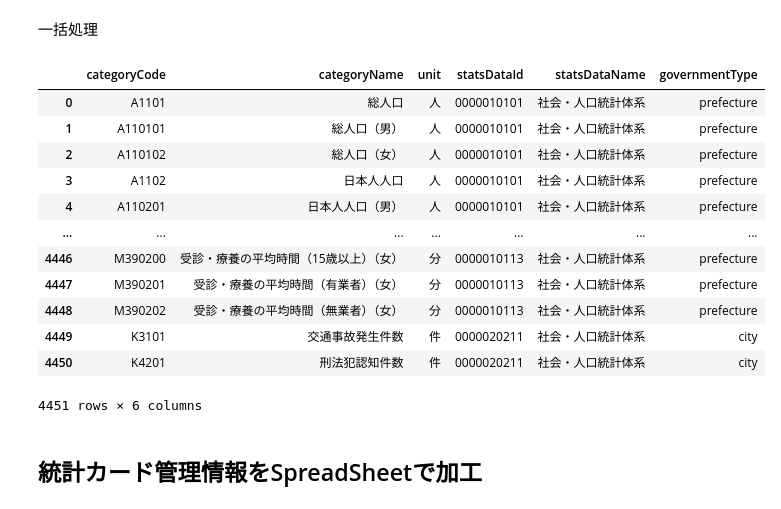
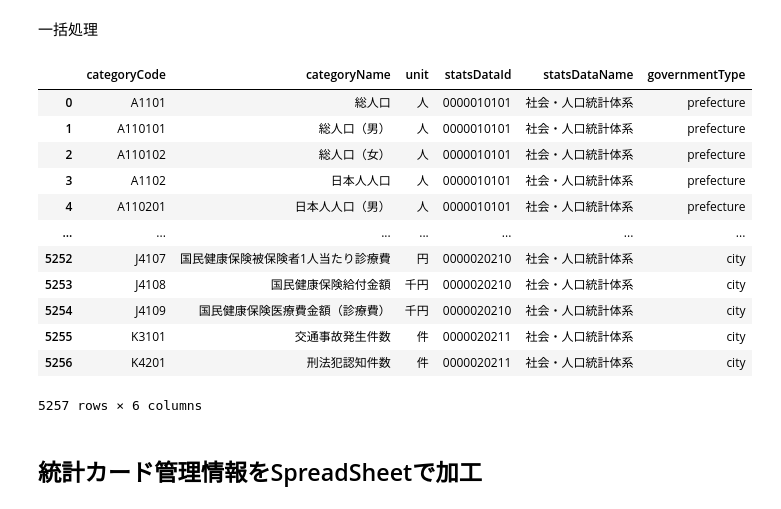
Before and after one commit to dicechick373/google-colab, a Jupyter notebook: statistics-hyogo/統計カード管理.ipynb, the cells around one changed output. Saved outputs shown, nothing was run; the diff lists cells and outputs as text; code cells hidden in the pictures.

```diff
--- a/statistics-hyogo/統計カード管理.ipynb
+++ b/statistics-hyogo/統計カード管理.ipynb
@@ -108,5 +108,5 @@ def df_meta(statsDataId):
 # %% [markdown]
 単体テスト
 # %%
-df = df_meta('0000010101')
+df = df_meta('0000010102')
 df
@@ -137,24 +123,25 @@ def df_metas(data):
 # %%
 data = ['0000010101', '0000010102', '0000010103', '0000010104', '0000010105', '0000010106', '0000010107',
         '0000010108', '0000010109', '0000010110', '0000010111', '0000010112', '0000010113',
-        '0000020211']
+        '0000020201', '0000020202', '0000020203', '0000020204', '0000020205', '0000020206',
+        '0000020207', '0000020208', '0000020209', '0000020210', '0000020211']
 
 df = df_metas(data)
 df
 # %% [output]
 |  | categoryCode | categoryName | unit | statsDataId | statsDataName | governmentType |
 | 0 | A1101 | 総人口 | 人 | 0000010101 | 社会・人口統計体系 | prefecture |
 | 1 | A110101 | 総人口（男） | 人 | 0000010101 | 社会・人口統計体系 | prefecture |
 | 2 | A110102 | 総人口（女） | 人 | 0000010101 | 社会・人口統計体系 | prefecture |
 | 3 | A1102 | 日本人人口 | 人 | 0000010101 | 社会・人口統計体系 | prefecture |
 | 4 | A110201 | 日本人人口（男） | 人 | 0000010101 | 社会・人口統計体系 | prefecture |
 | ... | ... | ... | ... | ... | ... | ... |
-| 4446 | M390200 | 受診・療養の平均時間（15歳以上）（女） | 分 | 0000010113 | 社会・人口統計体系 | prefecture |
-| 4447 | M390201 | 受診・療養の平均時間（有業者）（女） | 分 | 0000010113 | 社会・人口統計体系 | prefecture |
-| 4448 | M390202 | 受診・療養の平均時間（無業者）（女） | 分 | 0000010113 | 社会・人口統計体系 | prefecture |
-| 4449 | K3101 | 交通事故発生件数 | 件 | 0000020211 | 社会・人口統計体系 | city |
-| 4450 | K4201 | 刑法犯認知件数 | 件 | 0000020211 | 社会・人口統計体系 | city |
+| 5252 | J4107 | 国民健康保険被保険者1人当たり診療費 | 円 | 0000020210 | 社会・人口統計体系 | city |
+| 5253 | J4108 | 国民健康保険給付金額 | 千円 | 0000020210 | 社会・人口統計体系 | city |
+| 5254 | J4109 | 国民健康保険医療費金額（診療費） | 千円 | 0000020210 | 社会・人口統計体系 | city |
+| 5255 | K3101 | 交通事故発生件数 | 件 | 0000020211 | 社会・人口統計体系 | city |
+| 5256 | K4201 | 刑法犯認知件数 | 件 | 0000020211 | 社会・人口統計体系 | city |
-4451 rows × 6 columns
+5257 rows × 6 columns
 # %% [markdown]
 ## 統計カード管理情報をSpreadSheetで加工
 # %% [markdown]
```
Also changed, not shown: parts of 1 cell of this notebook.
